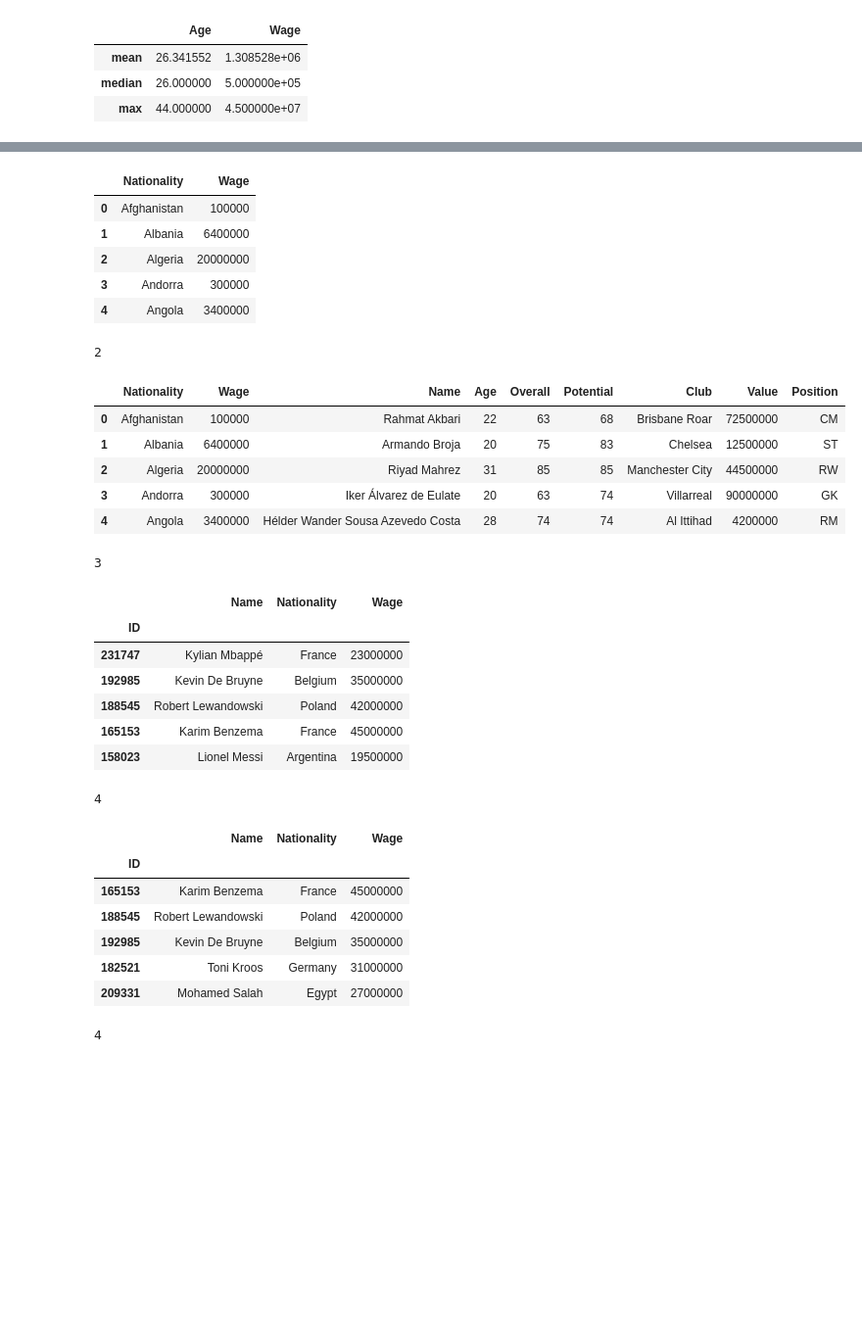
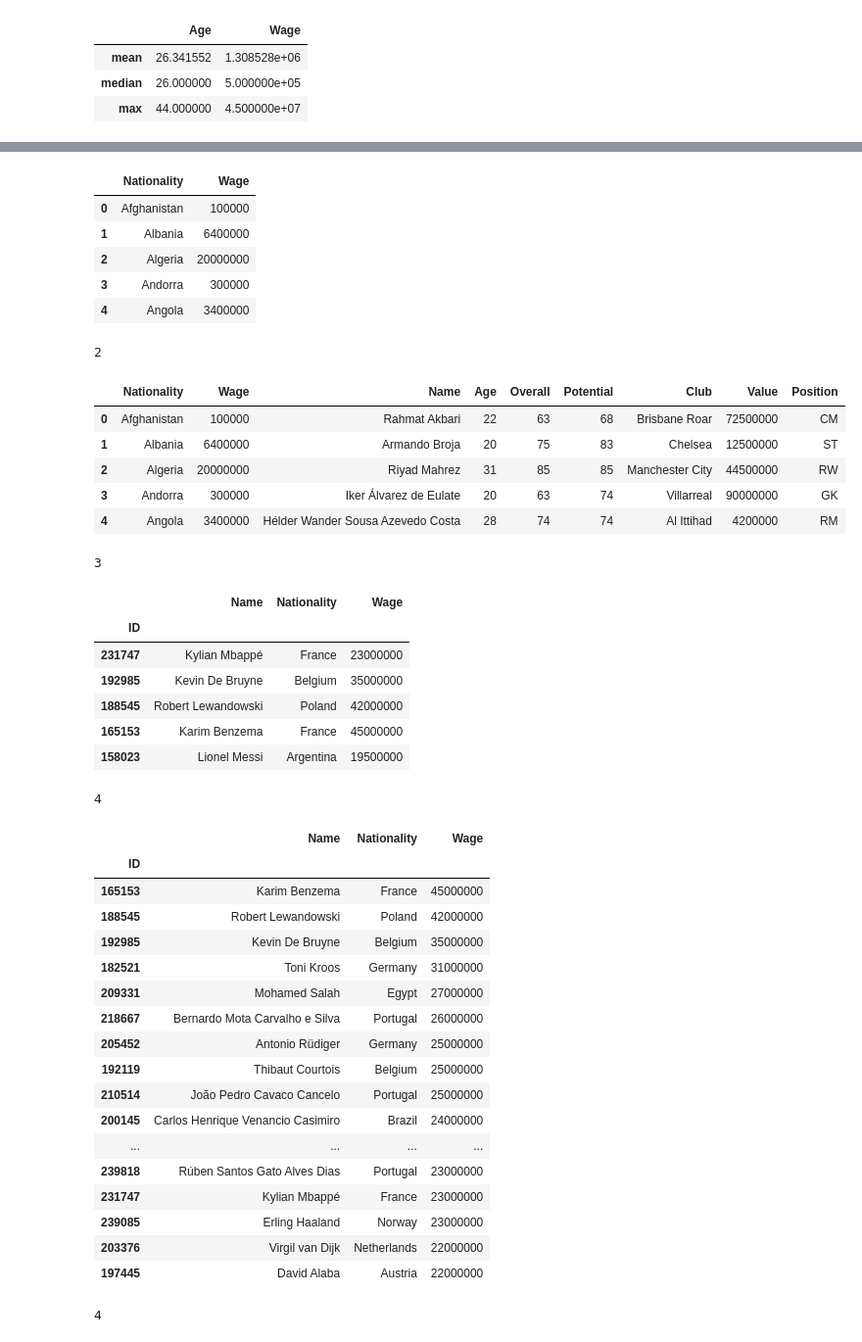
Before and after one commit to gotofritz/jupyter, a Jupyter notebook: katas/pandas_katas/solutions/004_pandas.ipynb, the cells around one changed output, grey strips where cells are left out. Shown at 98% size. Drawn from its saved outputs; the diff is of its cells as text; code cells hidden in the pictures; blank space fills up the shorter version.

```diff
--- a/katas/pandas_katas/solutions/004_pandas.ipynb
+++ b/katas/pandas_katas/solutions/004_pandas.ipynb
@@ -193,8 +193,8 @@ agg = df[["Name", group_by_field, "Wage"]]
 agg.head()
 
 4
-agg = agg.sort_values(by="Wage", ascending=False)
-agg.head()
+agg = agg.sort_values(by="Wage", ascending=False)[0:20].copy()
+agg
 
 4
 agg.style.format("{:,.0f}", subset=["Wage"]).hide(axis="index")
@@ -209,31 +209,42 @@ agg.style.format("{:,.0f}", subset=["Wage"]).hide(axis="index")
 1
 |  | Nationality | Wage |
 | 0 | Afghanistan | 100000 |
 | 1 | Albania | 6400000 |
 | 2 | Algeria | 20000000 |
 | 3 | Andorra | 300000 |
 | 4 | Angola | 3400000 |
 2
 |  | Nationality | Wage | Name | Age | Overall | Potential | Club | Value | Position |
 | 0 | Afghanistan | 100000 | Rahmat Akbari | 22 | 63 | 68 | Brisbane Roar | 72500000 | CM |
 | 1 | Albania | 6400000 | Armando Broja | 20 | 75 | 83 | Chelsea | 12500000 | ST |
 | 2 | Algeria | 20000000 | Riyad Mahrez | 31 | 85 | 85 | Manchester City | 44500000 | RW |
 | 3 | Andorra | 300000 | Iker Álvarez de Eulate | 20 | 63 | 74 | Villarreal | 90000000 | GK |
 | 4 | Angola | 3400000 | Hélder Wander Sousa Azevedo Costa | 28 | 74 | 74 | Al Ittihad | 4200000 | RM |
 3
 |  | Name | Nationality | Wage |
 | ID |  |  |  |
 | 231747 | Kylian Mbappé | France | 23000000 |
 | 192985 | Kevin De Bruyne | Belgium | 35000000 |
 | 188545 | Robert Lewandowski | Poland | 42000000 |
 | 165153 | Karim Benzema | France | 45000000 |
 | 158023 | Lionel Messi | Argentina | 19500000 |
 4
 |  | Name | Nationality | Wage |
 | ID |  |  |  |
 | 165153 | Karim Benzema | France | 45000000 |
 | 188545 | Robert Lewandowski | Poland | 42000000 |
 | 192985 | Kevin De Bruyne | Belgium | 35000000 |
 | 182521 | Toni Kroos | Germany | 31000000 |
 | 209331 | Mohamed Salah | Egypt | 27000000 |
+| 218667 | Bernardo Mota Carvalho e Silva | Portugal | 26000000 |
+| 205452 | Antonio Rüdiger | Germany | 25000000 |
+| 192119 | Thibaut Courtois | Belgium | 25000000 |
+| 210514 | João Pedro Cavaco Cancelo | Portugal | 25000000 |
+| 200145 | Carlos Henrique Venancio Casimiro | Brazil | 24000000 |
+| ... | ... | ... | ... |
+| 239818 | Rúben Santos Gato Alves Dias | Portugal | 23000000 |
+| 231747 | Kylian Mbappé | France | 23000000 |
+| 239085 | Erling Haaland | Norway | 23000000 |
+| 203376 | Virgil van Dijk | Netherlands | 22000000 |
+| 197445 | David Alaba | Austria | 22000000 |
 4
```
Also changed, not shown: parts of 4 cells of this notebook, 10 other files.
